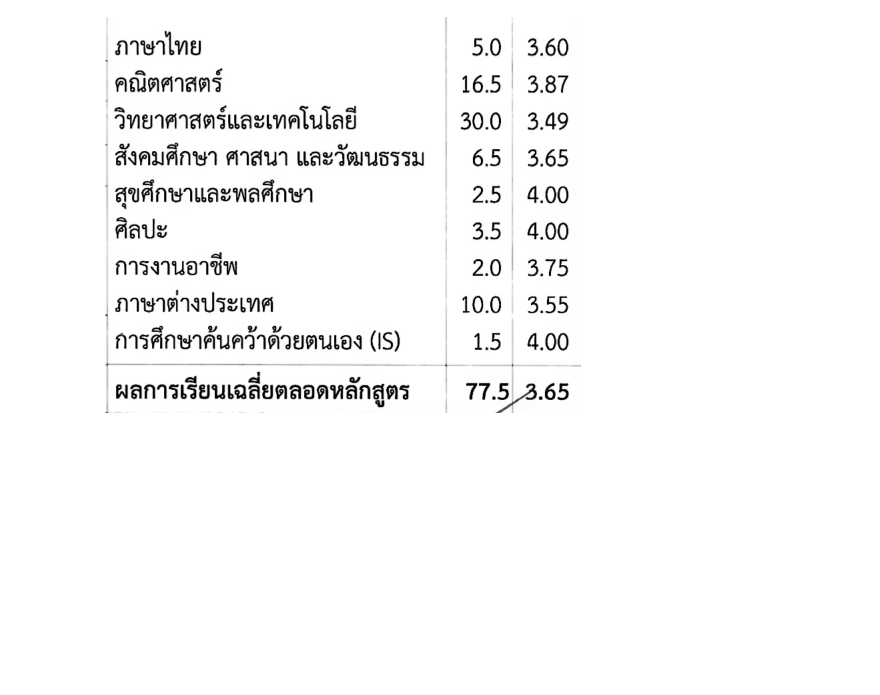
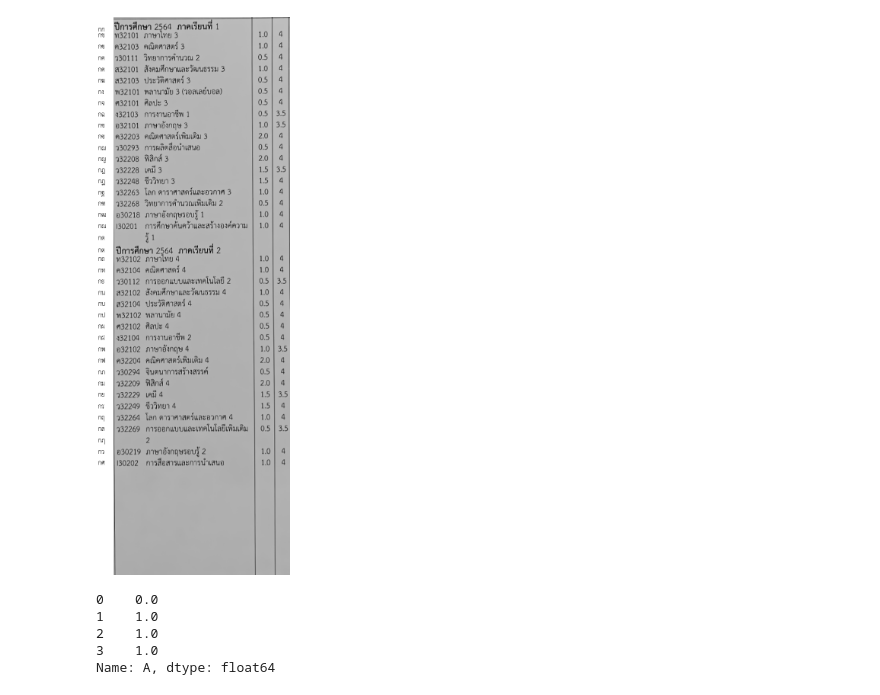
Before and after one commit to OhmSuphanat/transOCR, a Jupyter notebook: main.ipynb, the cells around one changed output. Saved outputs shown, nothing was run; the diff lists cells and outputs as text; code cells hidden in the pictures; blank space fills up the shorter version.

```diff
--- a/main.ipynb
+++ b/main.ipynb
@@ -88,7 +104,3 @@ load_data.export_df_to_csv("data/out/csv/front", front_image_name, front_edf)
 load_data.csv_to_json("data/out/json/front", "data/out/csv/front", front_image_name)
 load_data.export_df_to_csv("data/out/csv/back", back_image_name, back_edf)
 load_data.csv_to_json("data/out/json/back", "data/out/csv/back", back_image_name)
-# %%
-pb_sections[0]
-# %% [output]
-[figure, removed]
@@ -122,0 +109,4 @@ def add_alphabet_to_image(image, bounding_box, alphabet, font:str):
+# %%
+pf_sections[2]
+# %% [output]
+[figure, added]
@@ -122,0 +120,8 @@ def add_alphabet_to_image(image, bounding_box, alphabet, font:str):
+# %%
+(d.A - d.A.shift(1)).abs().fillna(0)
+# %% [output]
+0    0.0
+1    1.0
+2    1.0
+3    1.0
+Name: A, dtype: float64
```
Also changed, not shown: parts of 11 cells of this notebook, 9 other files.
